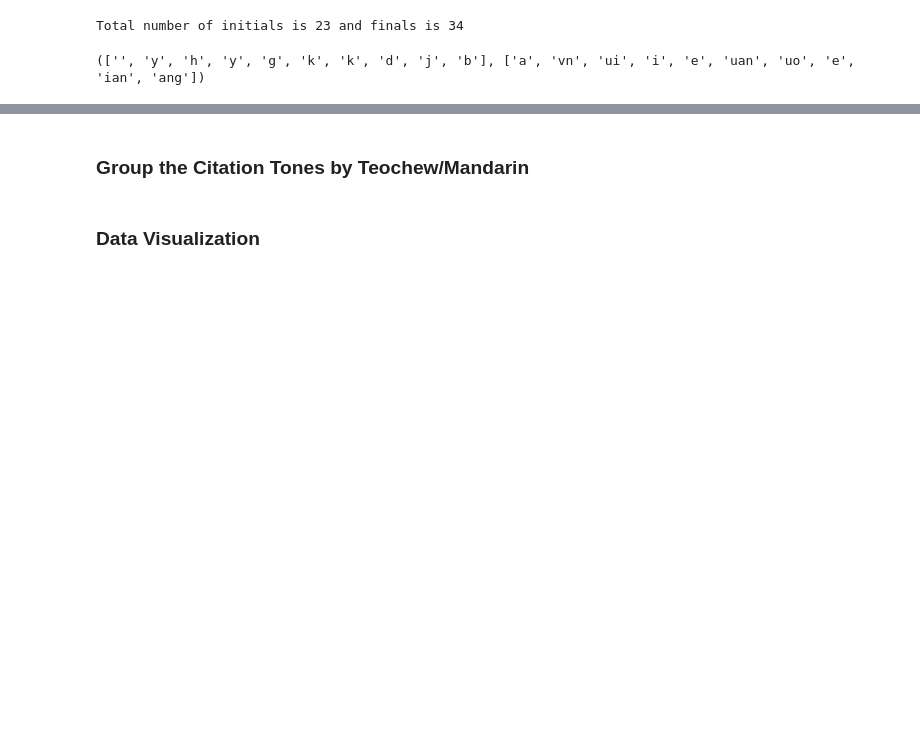
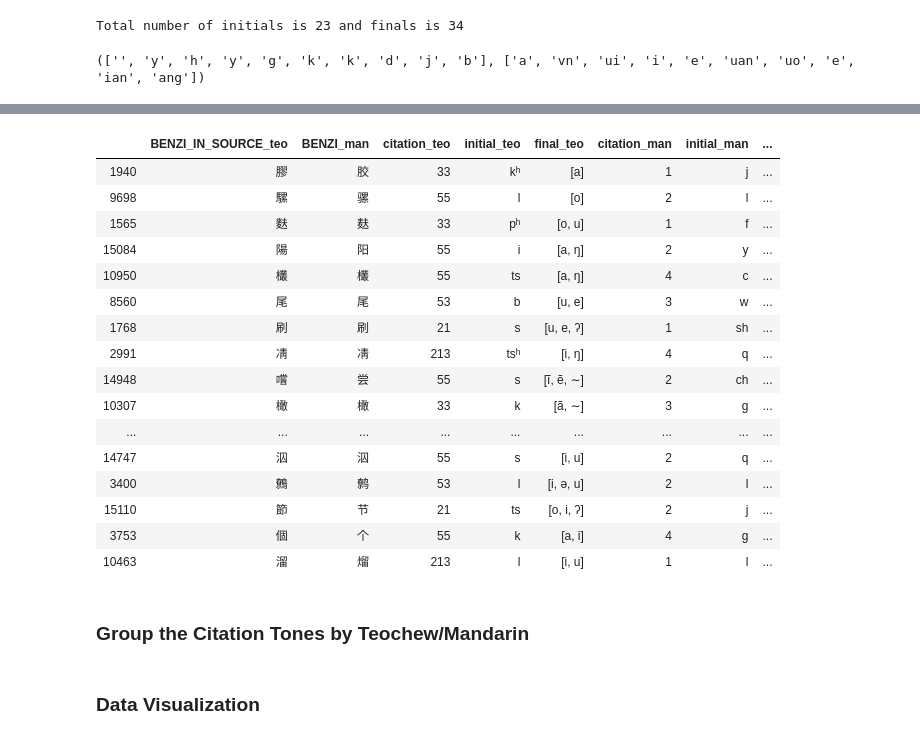
Before and after one commit to Sugarc0de/teochew_nlp, a Jupyter notebook: notebooks/preprocess_raw_clics.ipynb, the cells around one changed output, grey strips where cells are left out. Saved outputs shown, nothing was run; the diff lists cells and outputs as text; code cells hidden in the pictures; blank space fills up the shorter version.

```diff
--- a/notebooks/preprocess_raw_clics.ipynb
+++ b/notebooks/preprocess_raw_clics.ipynb
@@ -190,7 +197,25 @@ pd8 = pd8.explode('final_man')
 combined_data = pd.concat([pd1, pd2, pd3, pd4, pd5, pd6, pd7, pd8], axis=1)
 combined_data.drop_duplicates(subset="BENZI_IN_SOURCE_teo", keep='first', inplace=True)
 # %%
-combined_data.sample(10)
+combined_data.sample(20)
+# %% [output]
+|  | BENZI_IN_SOURCE_teo | BENZI_man | citation_teo | initial_teo | final_teo | citation_man | initial_man | ... |
+| 1940 | 膠 | 胶 | 33 | kʰ | [a] | 1 | j | ... |
+| 9698 | 騾 | 骡 | 55 | l | [o] | 2 | l | ... |
+| 1565 | 麩 | 麸 | 33 | pʰ | [o, u] | 1 | f | ... |
+| 15084 | 陽 | 阳 | 55 | i | [a, ŋ] | 2 | y | ... |
+| 10950 | 欉 | 欉 | 55 | ts | [a, ŋ] | 4 | c | ... |
+| 8560 | 尾 | 尾 | 53 | b | [u, e] | 3 | w | ... |
+| 1768 | 刷 | 刷 | 21 | s | [u, e, ʔ] | 1 | sh | ... |
+| 2991 | 凊 | 凊 | 213 | tsʰ | [i, ŋ] | 4 | q | ... |
+| 14948 | 嚐 | 尝 | 55 | s | [ĩ, ẽ, ∼] | 2 | ch | ... |
+| 10307 | 橄 | 橄 | 33 | k | [ã, ∼] | 3 | g | ... |
+| ... | ... | ... | ... | ... | ... | ... | ... | ... |
+| 14747 | 泅 | 泅 | 55 | s | [i, u] | 2 | q | ... |
+| 3400 | 鷯 | 鹩 | 53 | l | [i, ə, u] | 2 | l | ... |
+| 15110 | 節 | 节 | 21 | ts | [o, i, ʔ] | 2 | j | ... |
+| 3753 | 個 | 个 | 55 | k | [a, i] | 4 | g | ... |
+| 10463 | 溜 | 熘 | 213 | l | [i, u] | 1 | l | ... |
 # %%
 model_input = combined_data.to_csv('../data/clean_data/model_input.csv', index = None, header=True)
 # %% [markdown]
```
Also changed, not shown: parts of 5 cells of this notebook, 1 other file.
